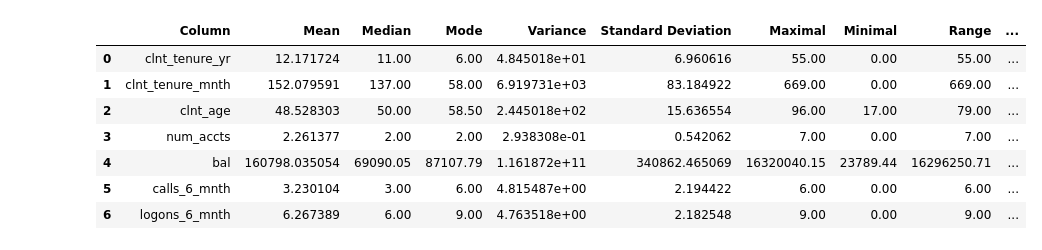
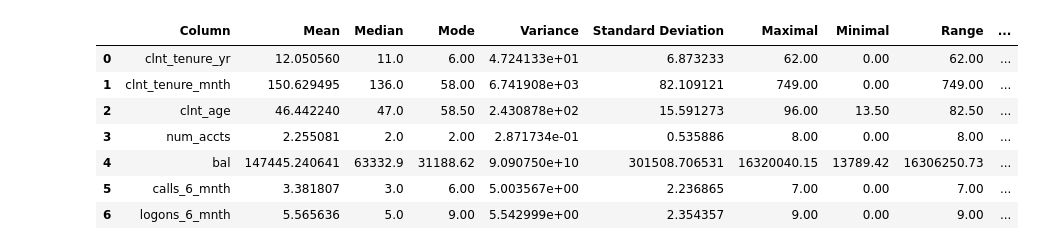
Before and after one commit to PaolaGaray/vanguard-ab-test, a Jupyter notebook: notebooks/Defining_customers.ipynb, the cells around one changed output. Saved outputs shown, nothing was run; the diff lists cells and outputs as text; code cells hidden in the pictures.

```diff
--- a/notebooks/Defining_customers.ipynb
+++ b/notebooks/Defining_customers.ipynb
@@ -10,3 +8,7 @@ import numpy as np
 # %%
-path_dclean = r"C:\Users\tania\Documents\FormationDataIronhack\Cours_semaine5\Projectweek5\Vanguard\data\clean\df_final_experiment_web_data_demo.csv"
-data_cleaned_total=pd.read_csv(path_dclean)
+#data about samples for test
+#path_dclean = r"C:\Users\tania\Documents\FormationDataIronhack\Cours_semaine5\Projectweek5\Vanguard\data\clean\df_final_experiment_web_data_demo.csv"
+#data_cleaned_total=pd.read_csv(path_dclean)
+#demographical data
+path_demo=r"C:\Users\tania\Documents\FormationDataIronhack\Cours_semaine5\Projectweek5\Vanguard\data\clean\clean_df_final_demo.csv"
+data_demo=pd.read_csv(path_demo,low_memory=False)
@@ -77,0 +87,8 @@ plt.show()
+# %%
+#modify df to consider 'clnt_age' ,'clnt_tenure_yr' and num_accts  as categorical variables
+#Age column
+data_demo = data_demo.assign(clnt_age_cat=pd.cut(data_demo['clnt_age'], bins=[0, 18, 25, 35, 45, 55, 65,75, 100], labels=['0-17', '18-24', '25-34', '35-44', '45-54', '55-64', '65-74','over75']))
+#Tenure column
+data_demo = data_demo.assign(clnt_tenure_yr_cat=pd.cut(data_demo['clnt_tenure_yr'], bins=[0, 5, 10, 15, 20, 25, 30, 35, 40, 45, 50, 55, 60, np.inf], labels=['0-4', '5-9', '10-14', '15-19', '20-24', '25-29', '30-34', '35-39', '40-44', '45-49', '50-54', '55-59', '60+']))
+#Number of account
+data_demo = data_demo.assign(num_accts_cat=pd.cut(data_demo['clnt_tenure_yr'], bins=8,labels=[1,2,3,4,5,6,7,8]))
@@ -115,13 +173,13 @@ def calc_stat(df, columns):
 
     return stats_df
 # %%
-calc_stat(data_cleaned_total,['clnt_tenure_yr', 'clnt_tenure_mnth', 'clnt_age', 'num_accts', 'bal', 'calls_6_mnth', 'logons_6_mnth'])
+calc_stat(data_demo,['clnt_tenure_yr', 'clnt_tenure_mnth', 'clnt_age', 'num_accts', 'bal', 'calls_6_mnth', 'logons_6_mnth'])
 # %% [output]
 |  | Column | Mean | Median | Mode | Variance | Standard Deviation | Maximal | Minimal | Range | ... |
-| 0 | clnt_tenure_yr | 12.171724 | 11.00 | 6.00 | 4.845018e+01 | 6.960616 | 55.00 | 0.00 | 55.00 | ... |
-| 1 | clnt_tenure_mnth | 152.079591 | 137.00 | 58.00 | 6.919731e+03 | 83.184922 | 669.00 | 0.00 | 669.00 | ... |
-| 2 | clnt_age | 48.528303 | 50.00 | 58.50 | 2.445018e+02 | 15.636554 | 96.00 | 17.00 | 79.00 | ... |
-| 3 | num_accts | 2.261377 | 2.00 | 2.00 | 2.938308e-01 | 0.542062 | 7.00 | 0.00 | 7.00 | ... |
-| 4 | bal | 160798.035054 | 69090.05 | 87107.79 | 1.161872e+11 | 340862.465069 | 16320040.15 | 23789.44 | 16296250.71 | ... |
-| 5 | calls_6_mnth | 3.230104 | 3.00 | 6.00 | 4.815487e+00 | 2.194422 | 6.00 | 0.00 | 6.00 | ... |
-| 6 | logons_6_mnth | 6.267389 | 6.00 | 9.00 | 4.763518e+00 | 2.182548 | 9.00 | 0.00 | 9.00 | ... |
+| 0 | clnt_tenure_yr | 12.050560 | 11.0 | 6.00 | 4.724133e+01 | 6.873233 | 62.00 | 0.00 | 62.00 | ... |
+| 1 | clnt_tenure_mnth | 150.629495 | 136.0 | 58.00 | 6.741908e+03 | 82.109121 | 749.00 | 0.00 | 749.00 | ... |
+| 2 | clnt_age | 46.442240 | 47.0 | 58.50 | 2.430878e+02 | 15.591273 | 96.00 | 13.50 | 82.50 | ... |
+| 3 | num_accts | 2.255081 | 2.0 | 2.00 | 2.871734e-01 | 0.535886 | 8.00 | 0.00 | 8.00 | ... |
+| 4 | bal | 147445.240641 | 63332.9 | 31188.62 | 9.090750e+10 | 301508.706531 | 16320040.15 | 13789.42 | 16306250.73 | ... |
+| 5 | calls_6_mnth | 3.381807 | 3.0 | 6.00 | 5.003567e+00 | 2.236865 | 7.00 | 0.00 | 7.00 | ... |
+| 6 | logons_6_mnth | 5.565636 | 5.0 | 9.00 | 5.542999e+00 | 2.354357 | 9.00 | 0.00 | 9.00 | ... |
```
Also changed, not shown: parts of 32 cells of this notebook.
